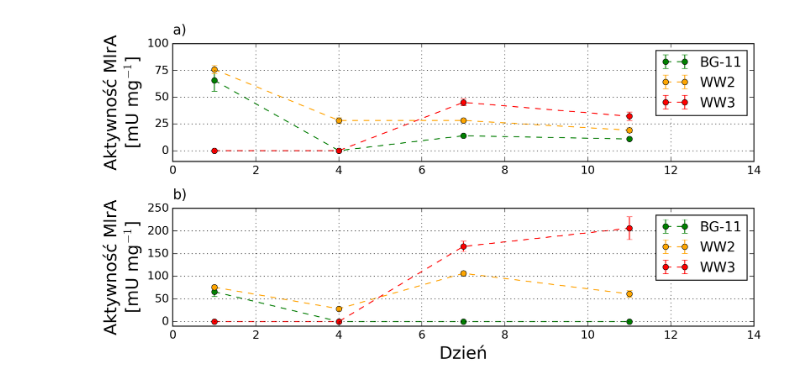
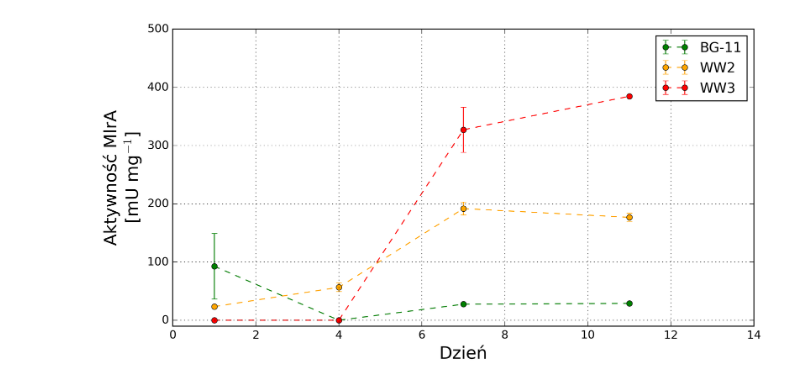
Before and after one commit to f1lem0n/biotech-bsc, a Jupyter notebook: mlra-activity/mlra-activity1.ipynb, the cells around one changed output. Drawn from its saved outputs; the diff is of its cells as text; code cells hidden in the pictures.

```diff
--- a/mlra-activity/mlra-activity1.ipynb
+++ b/mlra-activity/mlra-activity1.ipynb
@@ -6,14 +6,16 @@ def xls_to_df(path: str) -> pd.DataFrame:
     df = pd.read_excel(path)
     df2 = df.filter([
         'sample',
-        'mean20',
-        'SEM20',
+        'mean0',
+        'SEM0',
+        'mean1',
+        'SEM1'
         # 'mean50',
         # 'SEM50',
         # 'mean100',
         # 'SEM100',
     ])
-    df2 = df2[df2['mean20'].notna()]
+    df2 = df2[df2['mean0'].notna()]
     names = []
     days = [1, 4, 7, 11, 7, 11, 1, 4, 7, 11, 7, 11, 1, 4, 7, 11, 7, 11]
     for idx, row in enumerate(df2['sample']):
@@ -59,8 +61,8 @@ def formatted_errorbar(df: pd.DataFrame, title: str, ax, dilution: int):
     ax.legend()
     ax.grid()
     ax.set_xlim([0, 14])
-    ax.set_ylim([-10, 100])
-    ax.set_yticks([0, 25, 50, 75, 100])
+    ax.set_ylim([-10, 500])
+    ax.set_yticks([0, 100, 200, 300, 400, 500])
     ax.set_ylabel(
         'Aktywność MlrA\n[mU mg$^{-1}$]',
         fontdict={'fontsize': 18}
@@ -72,14 +73,11 @@ df2 = xls_to_df('data/final2.xlsx')
 # %%
-fig, (ax1, ax2) = plt.subplots(2, dpi=300, figsize=(10, 5), facecolor='#ffffff')
+fig, ax1 = plt.subplots(dpi=300, figsize=(10, 5), facecolor='#ffffff')
 plt.style.use('classic')
-formatted_errorbar(df=df, ax=ax1, dilution=20, title='a)')
-formatted_errorbar(df=df2, ax=ax2, dilution=20, title='b)')
-ax2.set_ylim([-10, 250])
-ax2.set_yticks([0, 50, 100, 150, 200, 250])
+formatted_errorbar(df=df, ax=ax1, dilution=0, title='')
 fig.tight_layout()
-ax2.set_xlabel('Dzień', fontdict={'fontsize': 18})
+ax1.set_xlabel('Dzień', fontdict={'fontsize': 18})
 plt.savefig('../manuscript/figures/mlra_activity.png', bbox_inches='tight')
 plt.show()
 plt.close(fig)
 # %% [output]
-[figure, old version]
+[figure, new version]
```
Also changed, not shown: parts of 2 cells of this notebook, 27 other files.
